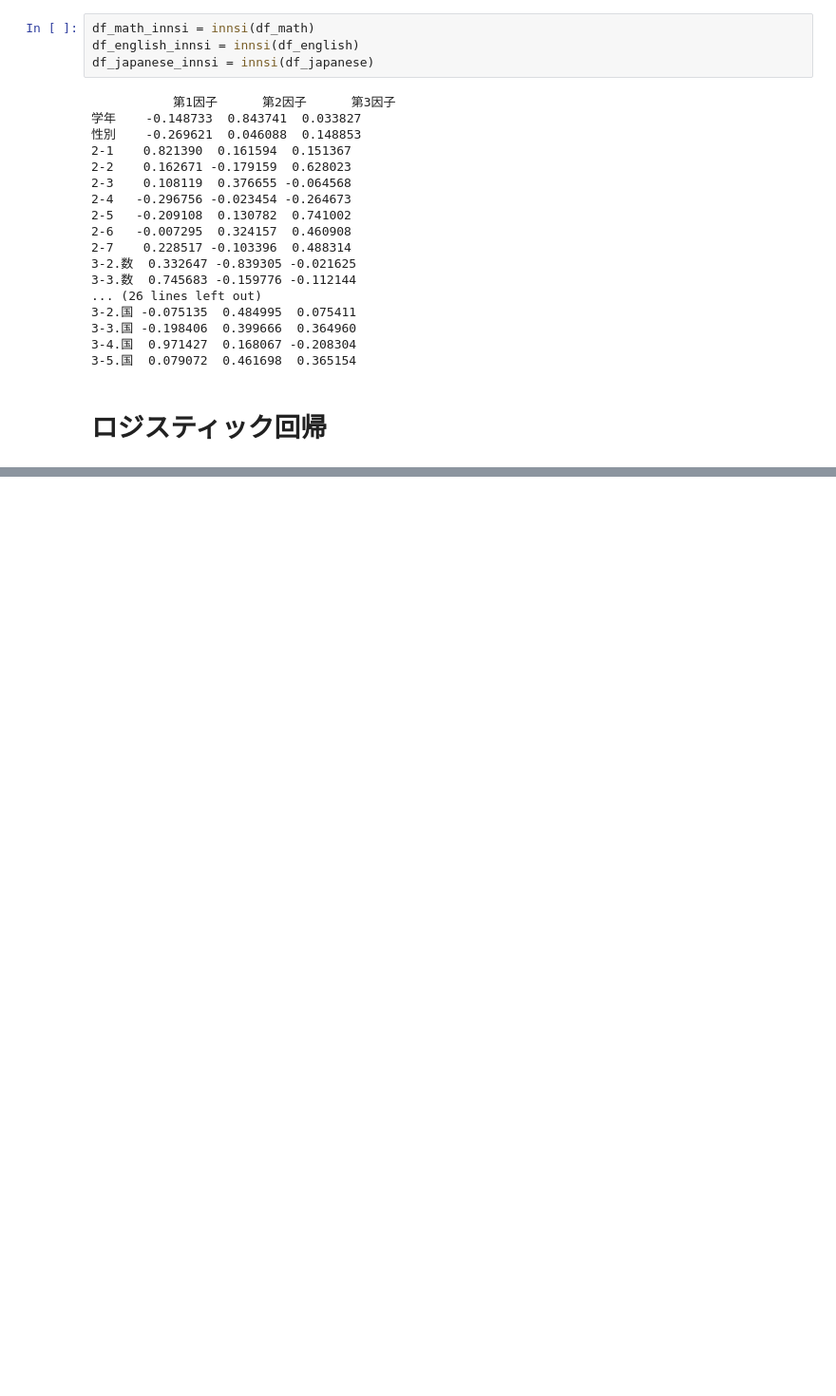
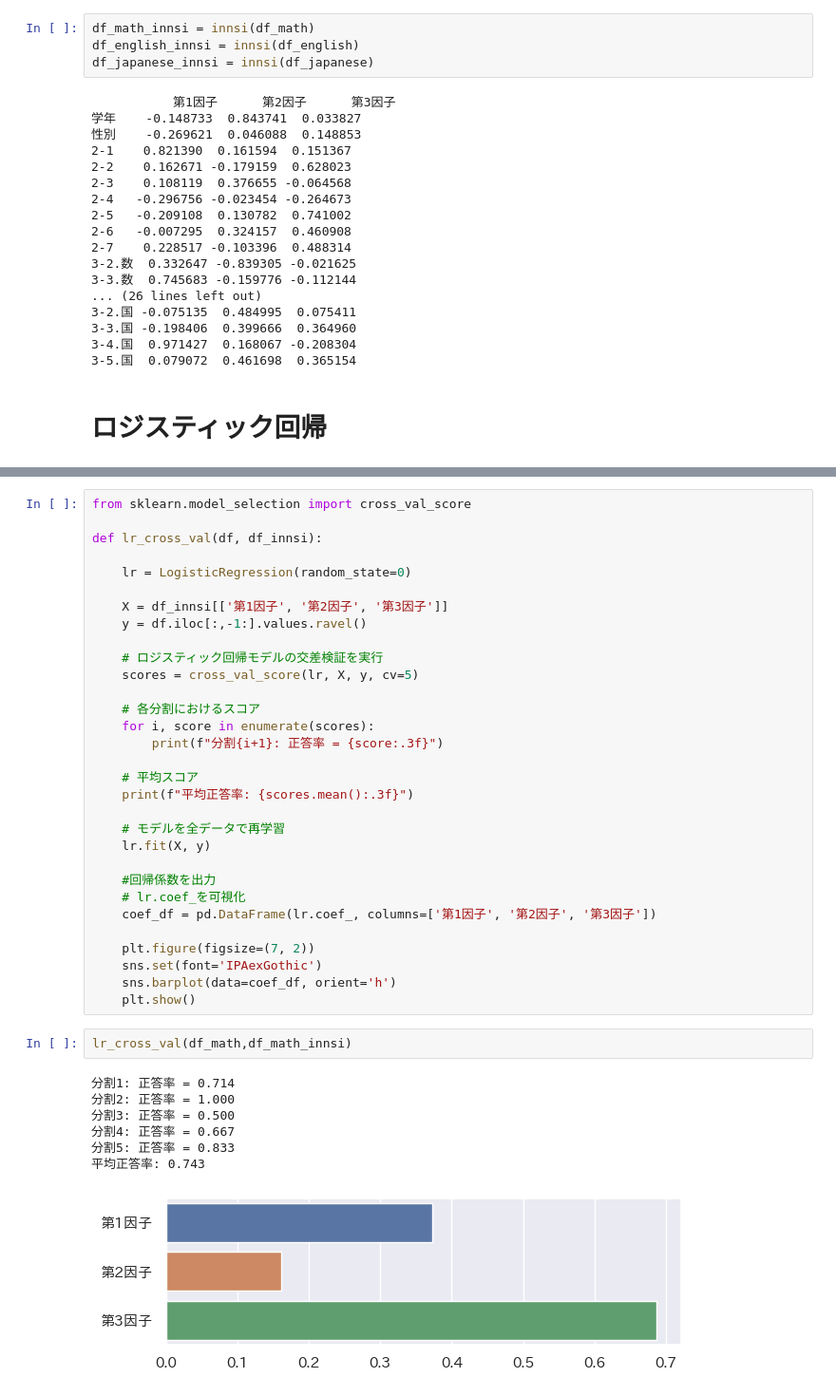
Before and after one commit to okozeriki/service_mind, a Jupyter notebook: model/0619_innsi_var.ipynb, the cells around one changed output, grey strips where cells are left out. Shown: that part at 95% size. Cells and saved outputs as stored; diff of their text form; blank space fills up the shorter version.

```diff
--- a/model/0619_innsi_var.ipynb
+++ b/model/0619_innsi_var.ipynb
@@ -154,0 +153,41 @@ lr(df_japanese,df_japanese_innsi)
+# %%
+from sklearn.model_selection import cross_val_score
+
+def lr_cross_val(df, df_innsi):
+
+    lr = LogisticRegression(random_state=0)
+
+    X = df_innsi[['第1因子', '第2因子', '第3因子']]
+    y = df.iloc[:,-1:].values.ravel()
+
+    # ロジスティック回帰モデルの交差検証を実行
+    scores = cross_val_score(lr, X, y, cv=5)
+
+    # 各分割におけるスコア
+    for i, score in enumerate(scores):
+        print(f"分割{i+1}: 正答率 = {score:.3f}")
+
+    # 平均スコア
+    print(f"平均正答率: {scores.mean():.3f}")
+
+    # モデルを全データで再学習
+    lr.fit(X, y)
+
+    #回帰係数を出力
+    # lr.coef_を可視化
+    coef_df = pd.DataFrame(lr.coef_, columns=['第1因子', '第2因子', '第3因子'])
+
+    plt.figure(figsize=(7, 2))
+    sns.set(font='IPAexGothic')
+    sns.barplot(data=coef_df, orient='h')
+    plt.show()
+# %%
+lr_cross_val(df_math,df_math_innsi)
+# %% [output]
+分割1: 正答率 = 0.714
+分割2: 正答率 = 1.000
+分割3: 正答率 = 0.500
+分割4: 正答率 = 0.667
+分割5: 正答率 = 0.833
+平均正答率: 0.743
+[figure, added]
```
Also changed, not shown: parts of 6 cells of this notebook.
